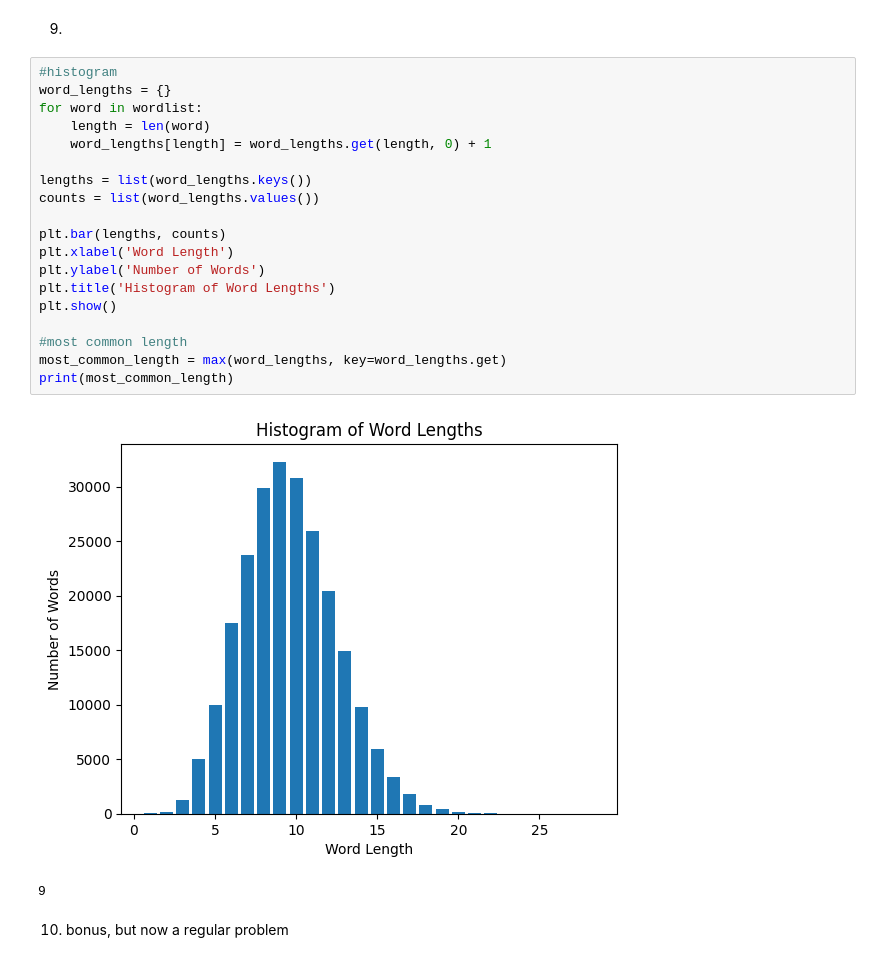
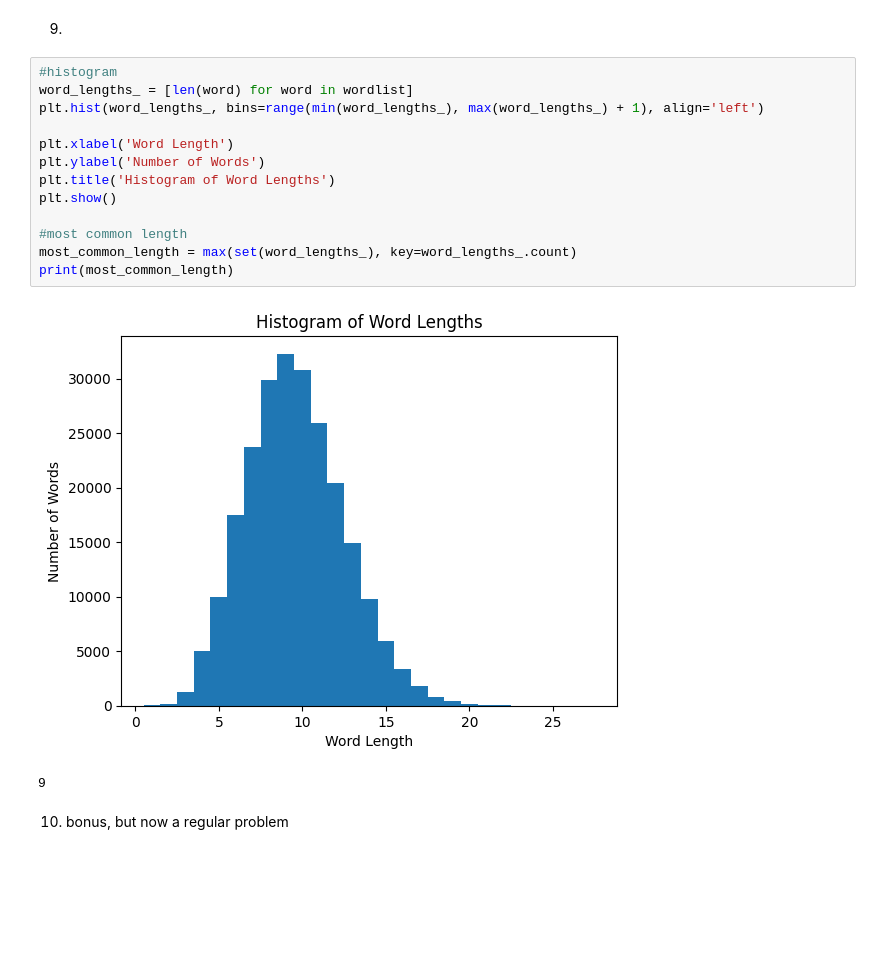
Before and after one commit to paigemb4/DS1002, a Jupyter notebook: words_hw.ipynb, the cells around one changed output. Drawn from its saved outputs; the diff is of its cells as text; blank space fills up the shorter version.

```diff
--- a/words_hw.ipynb
+++ b/words_hw.ipynb
@@ -122,25 +122,19 @@ print(six_longest_words)
 9.
 # %%
 #histogram
-word_lengths = {}
-for word in wordlist:
-    length = len(word)
-    word_lengths[length] = word_lengths.get(length, 0) + 1
+word_lengths_ = [len(word) for word in wordlist]
+plt.hist(word_lengths_, bins=range(min(word_lengths_), max(word_lengths_) + 1), align='left')
 
-lengths = list(word_lengths.keys())
-counts = list(word_lengths.values())
-
-plt.bar(lengths, counts)
 plt.xlabel('Word Length')
 plt.ylabel('Number of Words')
 plt.title('Histogram of Word Lengths')
 plt.show()
 
 #most common length
-most_common_length = max(word_lengths, key=word_lengths.get)
+most_common_length = max(set(word_lengths_), key=word_lengths_.count)
 print(most_common_length)
 # %% [output]
-[figure, old version]
+[figure, new version]
 9
 # %% [markdown]
 10. bonus, but now a regular problem
```
Also changed, not shown: parts of 5 cells of this notebook.
